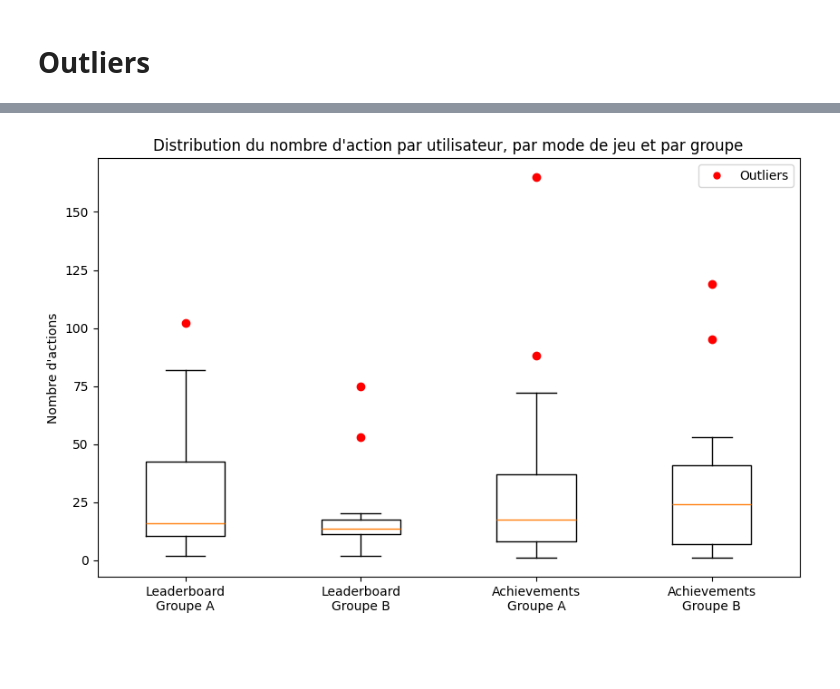
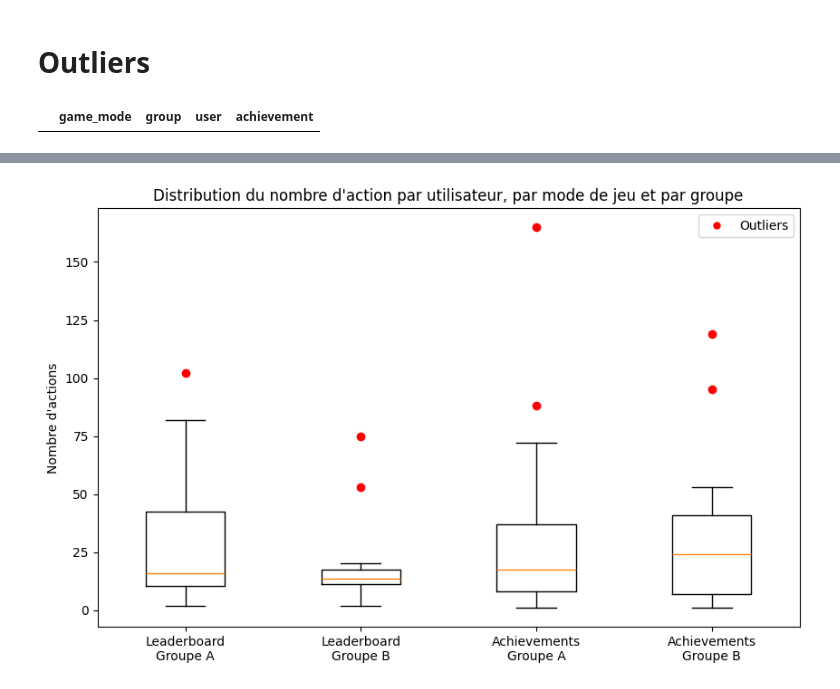
Before and after one commit to ThibBer/MemoireDataAnalytics, a Jupyter notebook: notebooks/arrange data/Database data.ipynb, the cells around one changed output, grey strips where cells are left out. Drawn from its saved outputs; the diff is of its cells as text; code cells hidden in the pictures; blank space fills up the shorter version.

```diff
--- a/notebooks/arrange data/Database data.ipynb
+++ b/notebooks/arrange data/Database data.ipynb
@@ -257,4 +299,7 @@ timing_df.to_csv("../../generated/database/timing.csv", index=False)
 # %% [markdown]
 # Outliers
 # %%
-interaction_counts = cleaned_df.groupby(['game_mode', 'group', 'user'])['achievement'].count()
+interaction_counts = cleaned_df.groupby(['game_mode', 'group', 'user'])['achievement'].count().reset_index()
+interaction_counts[(interaction_counts['game_mode'] == "Achievements") & (interaction_counts['group'] == "B")]
+# %% [output]
+|  | game_mode | group | user | achievement |
```
Also changed, not shown: parts of 13 cells of this notebook, 13 other files.
